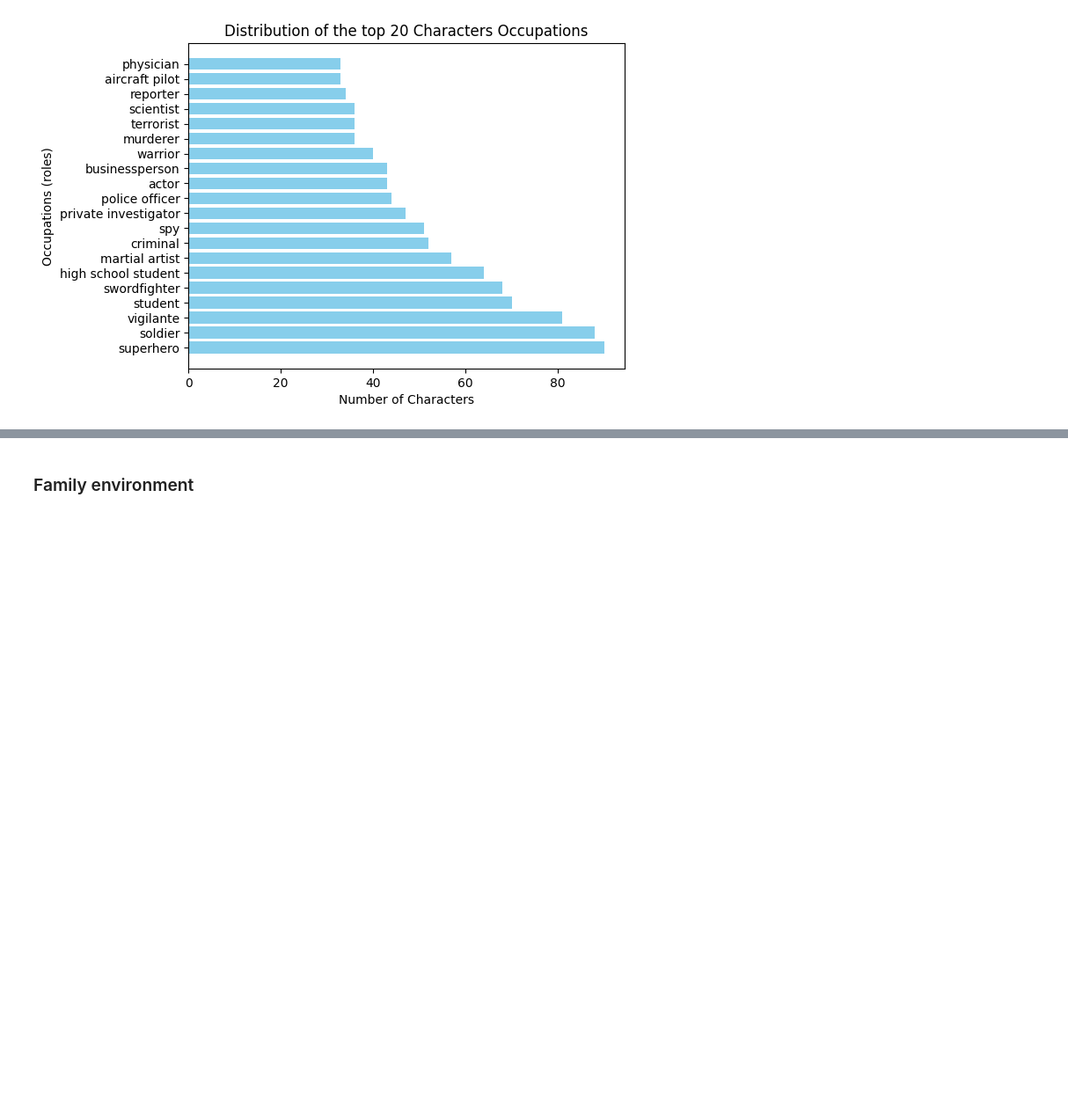
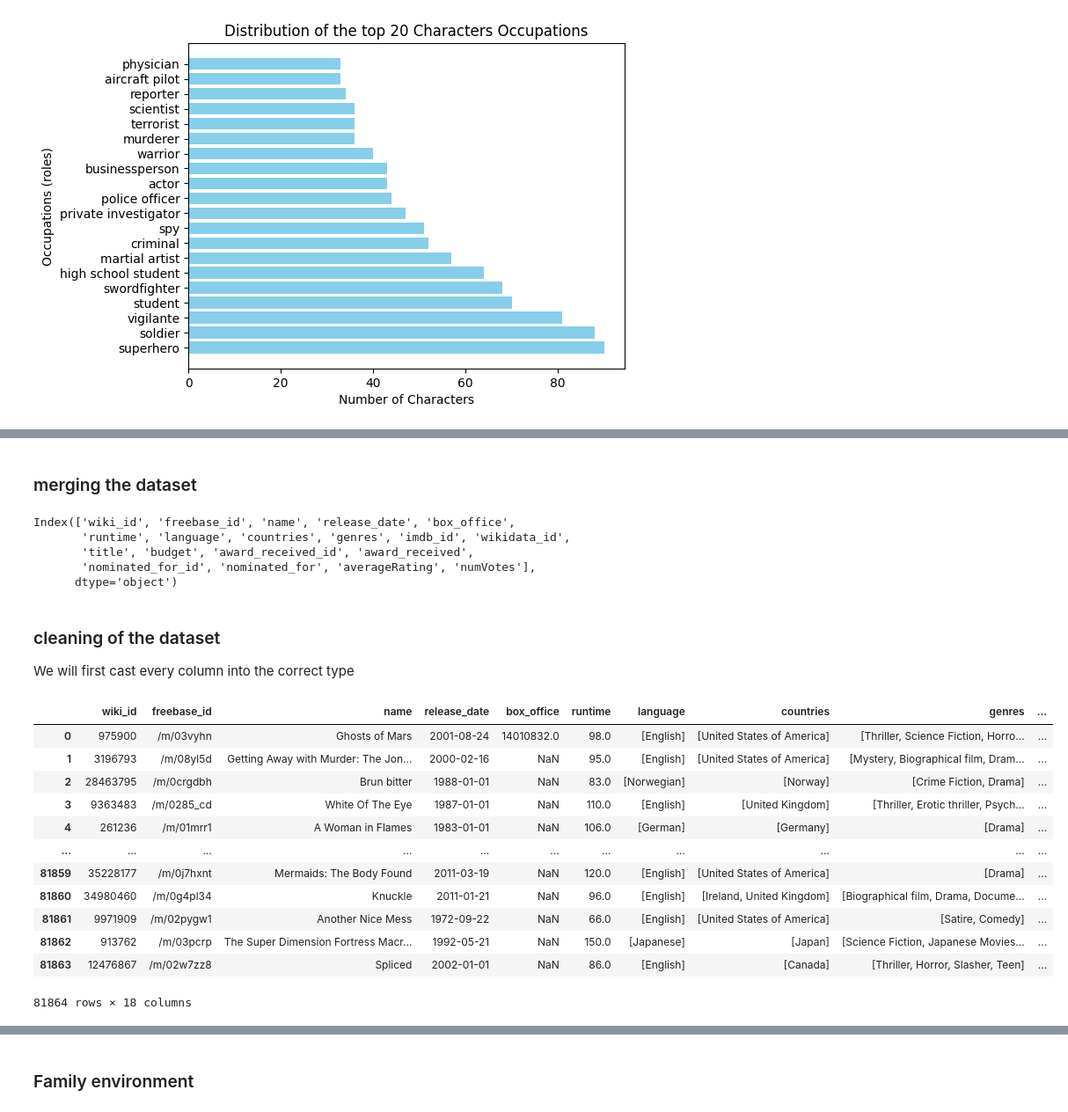
Before and after one commit to epfl-ada/ada-2024-project-bradaframanadamada, a Jupyter notebook: results.ipynb, the cells around one changed output, grey strips where cells are left out. Shown at 88% size. Saved outputs shown, nothing was run; the diff lists cells and outputs as text; code cells hidden in the pictures; blank space fills up the shorter version.

```diff
--- a/results.ipynb
+++ b/results.ipynb
@@ -440,0 +452,4 @@ plt.show()
+# %%
+wikidata = pd.read_csv("src/data/wikidata_movie.csv")
+cmu = pd.read_csv("src/data/movie.metadata.tsv", sep='\t', header=None)
+imdb = pd.read_csv("src/data/title.ratings.tsv", sep='\t')
@@ -440,0 +539,66 @@ plt.show()
+# %% [markdown]
+### merging the dataset
+# %%
+merge = cmu.merge(wikidata_list, on='freebase_id', how='left')
+merge = merge.merge(imdb, on='imdb_id', how='left')
+print(merge.columns)
+# %% [output]
+Index(['wiki_id', 'freebase_id', 'name', 'release_date', 'box_office',
+       'runtime', 'language', 'countries', 'genres', 'imdb_id', 'wikidata_id',
+       'title', 'budget', 'award_received_id', 'award_received',
+       'nominated_for_id', 'nominated_for', 'averageRating', 'numVotes'],
+      dtype='object')
+# %% [markdown]
+### cleaning of the dataset
+
+We will first cast every column into the correct type
+# %%
+merge_ctype = merge.copy()
+
+# some dates have missing day and month so it will default them as 1st of january
+merge_ctype['release_date'] = merge_ctype['release_date'].apply(lambda x: f"{x}-01-01" if len(str(x)) == 4 else x)
+merge_ctype['release_date'] = pd.to_datetime(merge_ctype['release_date'], errors='coerce', format='%Y-%m-%d')
+
+# float as int cannot have nan values
+merge_ctype['box_office'] = merge_ctype['box_office'].astype(float)
+
+merge_ctype['runtime'] = merge_ctype['runtime'].astype(float)
+
+merge_ctype['language'] = merge_ctype['language'].apply(lambda x: [str(v).removesuffix(' Language').removesuffix(' language') for v in ast.literal_eval(x).values()] if ast.literal_eval(x) else None)
+
+merge_ctype['countries'] = merge_ctype['countries'].apply(lambda x: [str(v) for v in ast.literal_eval(x).values()] if ast.literal_eval(x) else None)
+
+merge_ctype['genres'] = merge_ctype['genres'].apply(lambda x: [str(v) for v in ast.literal_eval(x).values()] if ast.literal_eval(x) else None)
+
+# drop this column as it is the same as 'name'
+merge_ctype.drop(columns=['title'], inplace=True)
+
+merge_ctype['budget'] = merge_ctype['budget'].astype(float)
+
+merge_ctype['award_received_id'] = merge_ctype['award_received_id'].apply(lambda x: [str(i) for i in x] if isinstance(x, list) else list())
+
+merge_ctype['award_received'] = merge_ctype['award_received'].apply(lambda x: [str(i) for i in x] if isinstance(x, list) else list())
+
+merge_ctype['nominated_for_id'] = merge_ctype['nominated_for_id'].apply(lambda x: [str(i) for i in x] if isinstance(x, list) else list())
+
+merge_ctype['nominated_for'] = merge_ctype['nominated_for'].apply(lambda x: [str(i) for i in x] if isinstance(x, list) else list())
+
+merge_ctype['averageRating'] = merge_ctype['averageRating'].astype(float)
+
+merge_ctype['numVotes'] = merge_ctype['numVotes'].astype(float)
+
+display(merge_ctype)
+# %% [output]
+|  | wiki_id | freebase_id | name | release_date | box_office | runtime | language | countries | genres | ... |
+| 0 | 975900 | /m/03vyhn | Ghosts of Mars | 2001-08-24 | 14010832.0 | 98.0 | [English] | [United States of America] | [Thriller, Science Fiction, Horro... | ... |
+| 1 | 3196793 | /m/08yl5d | Getting Away with Murder: The Jon... | 2000-02-16 | NaN | 95.0 | [English] | [United States of America] | [Mystery, Biographical film, Dram... | ... |
+| 2 | 28463795 | /m/0crgdbh | Brun bitter | 1988-01-01 | NaN | 83.0 | [Norwegian] | [Norway] | [Crime Fiction, Drama] | ... |
+| 3 | 9363483 | /m/0285_cd | White Of The Eye | 1987-01-01 | NaN | 110.0 | [English] | [United Kingdom] | [Thriller, Erotic thriller, Psych... | ... |
+| 4 | 261236 | /m/01mrr1 | A Woman in Flames | 1983-01-01 | NaN | 106.0 | [German] | [Germany] | [Drama] | ... |
+| ... | ... | ... | ... | ... | ... | ... | ... | ... | ... | ... |
+| 81859 | 35228177 | /m/0j7hxnt | Mermaids: The Body Found | 2011-03-19 | NaN | 120.0 | [English] | [United States of America] | [Drama] | ... |
+| 81860 | 34980460 | /m/0g4pl34 | Knuckle | 2011-01-21 | NaN | 96.0 | [English] | [Ireland, United Kingdom] | [Biographical film, Drama, Docume... | ... |
+| 81861 | 9971909 | /m/02pygw1 | Another Nice Mess | 1972-09-22 | NaN | 66.0 | [English] | [United States of America] | [Satire, Comedy] | ... |
+| 81862 | 913762 | /m/03pcrp | The Super Dimension Fortress Macr... | 1992-05-21 | NaN | 150.0 | [Japanese] | [Japan] | [Science Fiction, Japanese Movies... | ... |
+| 81863 | 12476867 | /m/02w7zz8 | Spliced | 2002-01-01 | NaN | 86.0 | [English] | [Canada] | [Thriller, Horror, Slasher, Teen] | ... |
+81864 rows × 18 columns
```
Also changed, not shown: parts of 42 cells of this notebook, 4 other files.
